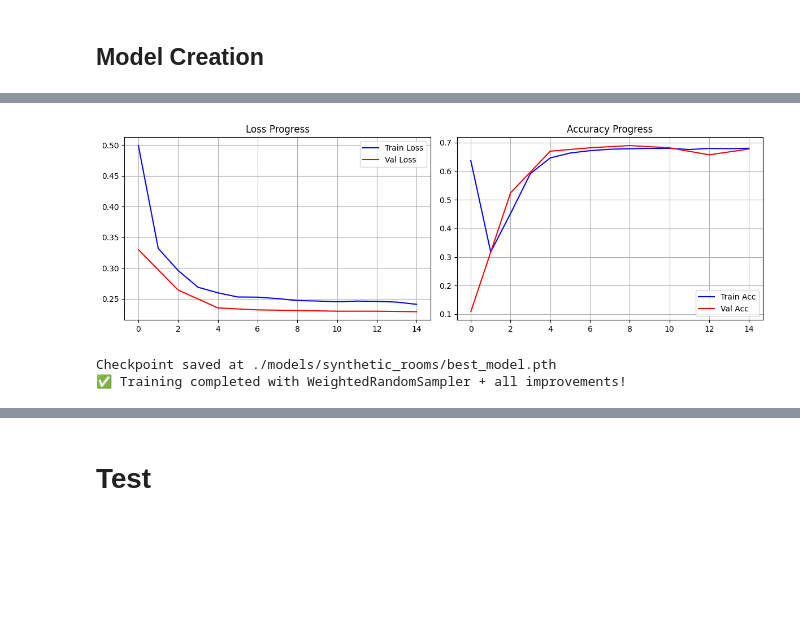
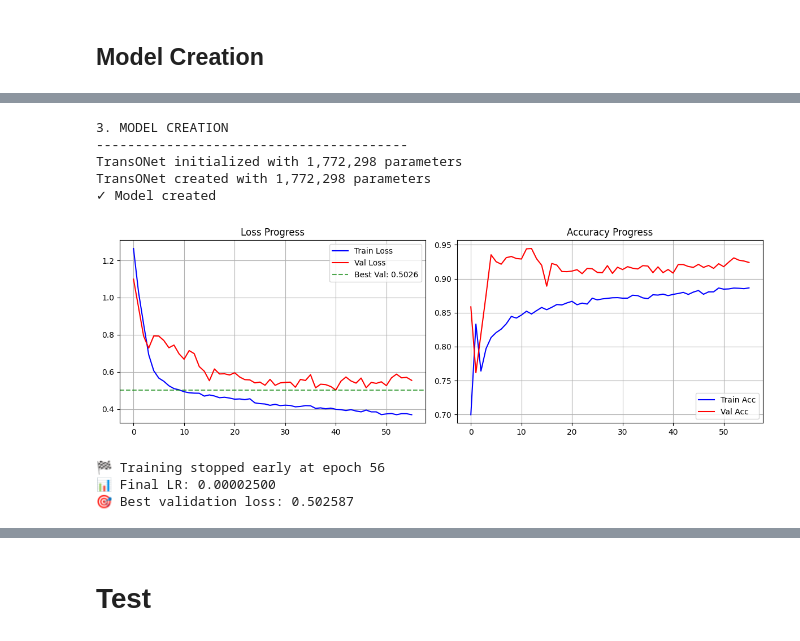
Before and after one commit to SandriLeonardo/ConvOccupancyNetProject2137374, a Jupyter notebook: main.ipynb, the cells around one changed output, grey strips where cells are left out. Saved outputs shown, nothing was run; the diff lists cells and outputs as text; code cells hidden in the pictures; blank space fills up the shorter version.

```diff
--- a/main.ipynb
+++ b/main.ipynb
@@ -1301,32 +1299,0 @@ Model created with 7,297 parameters
-# %%
-print("\n4. TRAINING WITH WEIGHTED SAMPLING + ALL IMPROVEMENTS")
-print("-" * 60)
-
-# Create new model with ALL improvements including weighted sampling
-print("🚀 Creating model with COMPLETE optimization stack:")
-print("  ✓ WeightedRandomSampler (10x boost for occupied samples)")
-print("  ✓ Reduced bias initialization (-1.0)")
-print("  ✓ Enhanced Focal Loss (α=0.5, γ=3)")
-print("  ✓ Optimized learning rate (5e-4)")
-print("  ✓ Increased epochs (15)")
-print("  ✓ Comprehensive positive class boosting")
-
-model = LightweightConvONet().to(device)
-optimizer = optim.Adam(model.parameters(), lr=LEARNING_RATE, weight_decay=1e-5)
-
-# Use optimized loss function that complements weighted sampling
-trainer = Trainer(model, optimizer, device, optimized_loss_fn)
-
-print("\n🎯 Expected improvements from WeightedRandomSampler:")
-print("  • Training batches will contain more occupied voxels")
-print("  • Model will see positive examples more frequently")
-print("  • Better learning of occupied space boundaries")
-print("  • Improved precision without sacrificing recall")
-
-print("\n⚡ Starting training with complete optimization stack...")
-trainer.train(train_loader, val_loader, NUM_EPOCHS)
-print("✅ Training completed with WeightedRandomSampler + all improvements!")
-# %% [output]
-[figure, removed]
-Checkpoint saved at ./models/synthetic_rooms/best_model.pth
-✅ Training completed with WeightedRandomSampler + all improvements!
@@ -1333,3 +1312,40 @@ Checkpoint saved at ./models/synthetic_rooms/best_model.pth
+# %%
+print("\n3. MODEL CREATION")
+print("-" * 40)
+
+model, optimizer = create_transonet_model_and_optimizer()
+model.decoder.fc_layers[-1].bias.data.fill_(0.02) # Bias to avoid collapse to 0 of predictions
+# trying to lower bias from 0.055 to 0.02
+print("✓ Model created")
+# %% [output]
+3. MODEL CREATION
+----------------------------------------
+TransONet initialized with 1,772,298 parameters
+TransONet created with 1,772,298 parameters
+✓ Model created
+# %%
+print("\n4. TRAINING WITH TRANSONET ARCHITECTURE")
+print("-" * 60)
+print("🚀 Creating TransONet model:")
+print("  ✓ ResNet PointNet encoder")
+print("  ✓ Dynamic plane predictor")
+print("  ✓ U-Net processing")
+print("  ✓ Positional encoding")
+print("  ✓ Similarity loss")
+
+trainer = Trainer(model, optimizer, device,
+                patience=15,              # Stop after 15 epochs without improvement
+                min_delta=1e-5,          # Minimum improvement threshold
+                scheduler_type='ReduceLROnPlateau',  # Options: 'ReduceLROnPlateau', 'StepLR', 'CosineAnnealingLR'
+                scheduler_patience=7,     # Reduce LR after 7 epochs without improvement
+                scheduler_factor=0.5      # Reduce LR by half
+                )
+trainer.train(train_loader, val_loader, NUM_EPOCHS)
+# %% [output]
+[figure, added]
+🏁 Training stopped early at epoch 56
+📊 Final LR: 0.00002500
+🎯 Best validation loss: 0.502587
 # %%
 def plot_training_curves(trainer):
     """Plot training and validation curves"""
```
Also changed, not shown: parts of 46 cells of this notebook, 2 other files.
